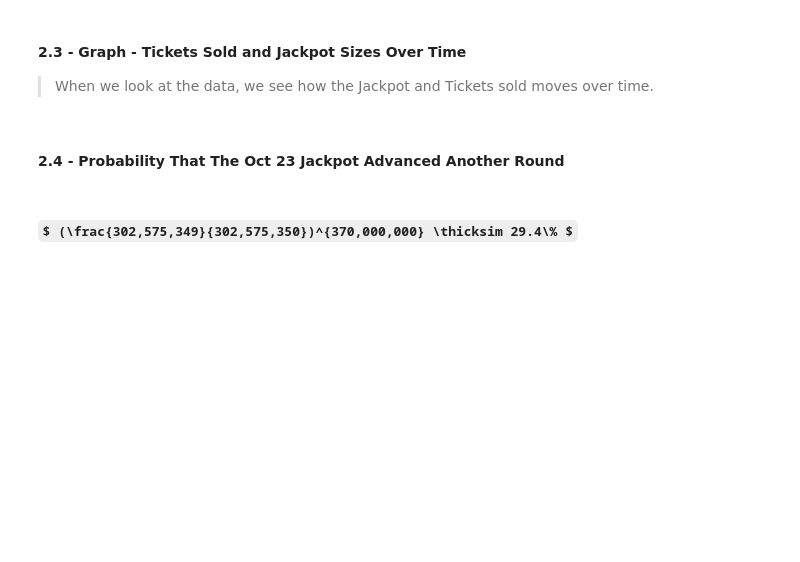
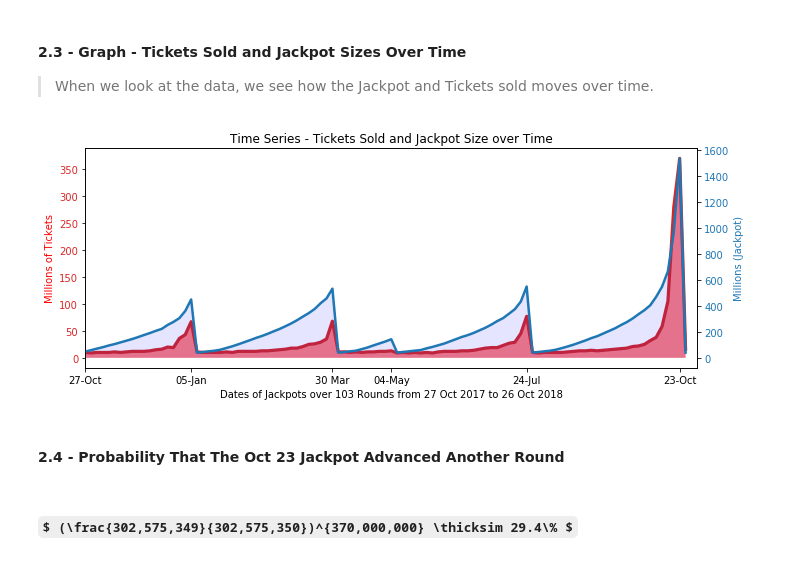
Before and after one commit to colea911/Thinkful, a Jupyter notebook: 4.2.2 (Capstone) Mega Millions.ipynb, the cells around one changed output. Saved outputs shown, nothing was run; the diff lists cells and outputs as text; code cells hidden in the pictures; some formulas as TeX source; blank space fills up the shorter version.

```diff
--- a/4.2.2 (Capstone) Mega Millions.ipynb
+++ b/4.2.2 (Capstone) Mega Millions.ipynb
@@ -204,35 +242,40 @@ data4 = test.loc[:,"jackpot"]
 
 fig, ax1 = plt.subplots()
 fig.set_size_inches(10, 4)
 color = 'tab:red'
 
 ax1.plot(data3, color=color,linewidth=3.2)
 ax1.tick_params(axis='y', labelcolor=color)
 
 ax2 = ax1.twinx()  # instantiate a second axes that shares the same x-axis
 
 
 color = 'tab:blue'
 ax2.set_ylabel('sin', color=color)  # we already handled the x-label with ax1
 ax2.plot(data4, color=color,linewidth=2.5)
 ax2.tick_params(axis='y', labelcolor=color)
 
 
 
 
-ax1.set_title("Tickets Sold and Jackpot Size over Time")
+ax1.set_title("Time Series - Tickets Sold and Jackpot Size over Time")
 ax1.set_xlabel("Dates of Jackpots over 103 Rounds from 27 Oct 2017 to 26 Oct 2018")
-ax1.set_ylabel("Millions of Tickets")
+ax1.set_ylabel("Millions of Tickets", color="red")
 ax2.set_ylabel("Millions (Jackpot)")
 ax1.set_yticks([0,50000000,100000000,150000000,200000000,250000000,300000000,350000000])
 ax1.set_yticklabels([0,50, 100, 150, 200, 250, 300, 350])
 ax1.set_xticks([1,27,50,60, 84, 102])
 ax1.set_xticklabels(["23-Oct","24-Jul","04-May","30 Mar","05-Jan","27-Oct"])
 ax1.set_xlim(102,-2)
 
+ax1.fill_between(data3.index, data3, 0, facecolor='red', alpha=0.5)
+ax2.fill_between(data4.index, data4, 0, facecolor='blue', alpha=0.1)
+
 
 fig.tight_layout()  # otherwise the right y-label is slightly clipped
 plt.show()
+# %% [output]
+[figure, added]
 # %% [markdown]
 #### 2.4 - Probability That The Oct 23 Jackpot Advanced Another Round
 # %%
```
Also changed, not shown: parts of 17 cells of this notebook, 10 other files.
